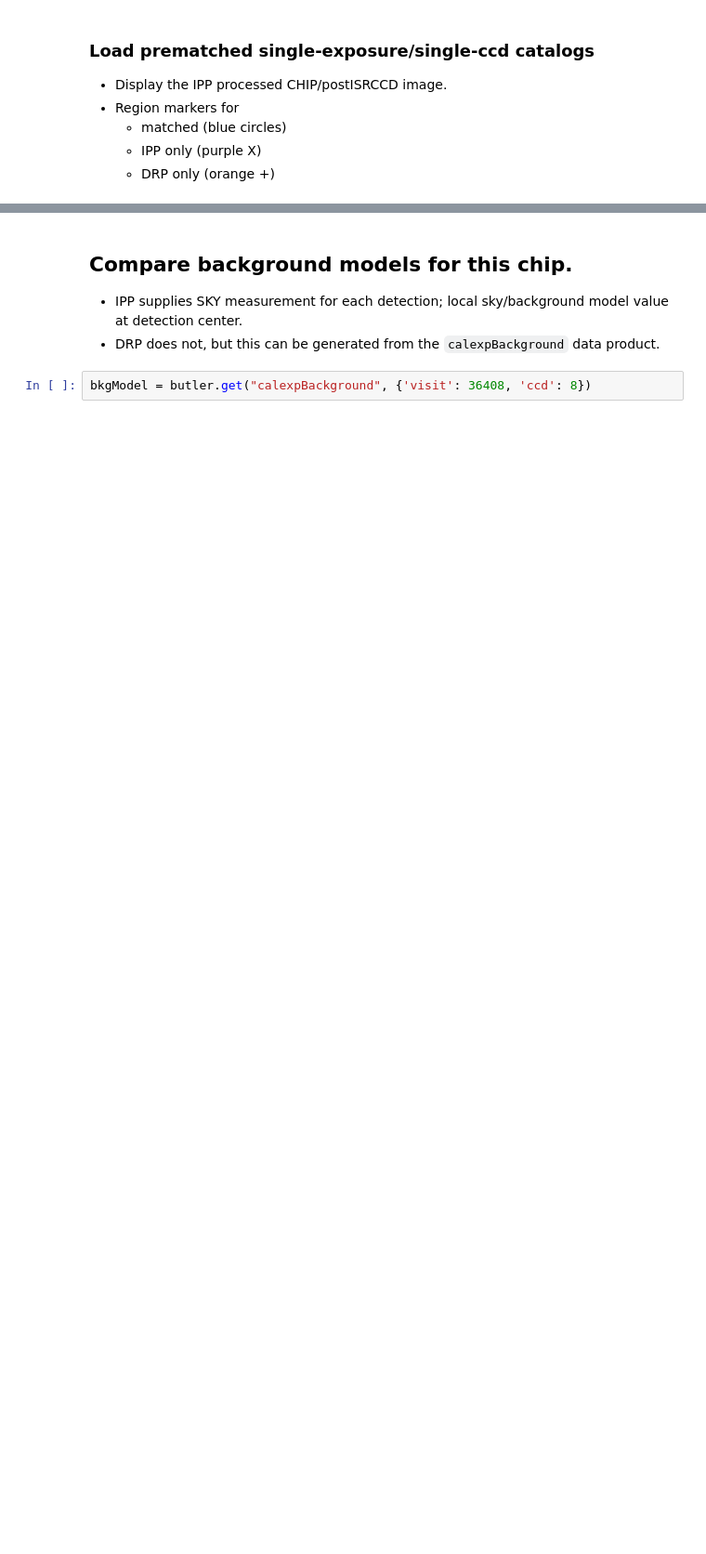
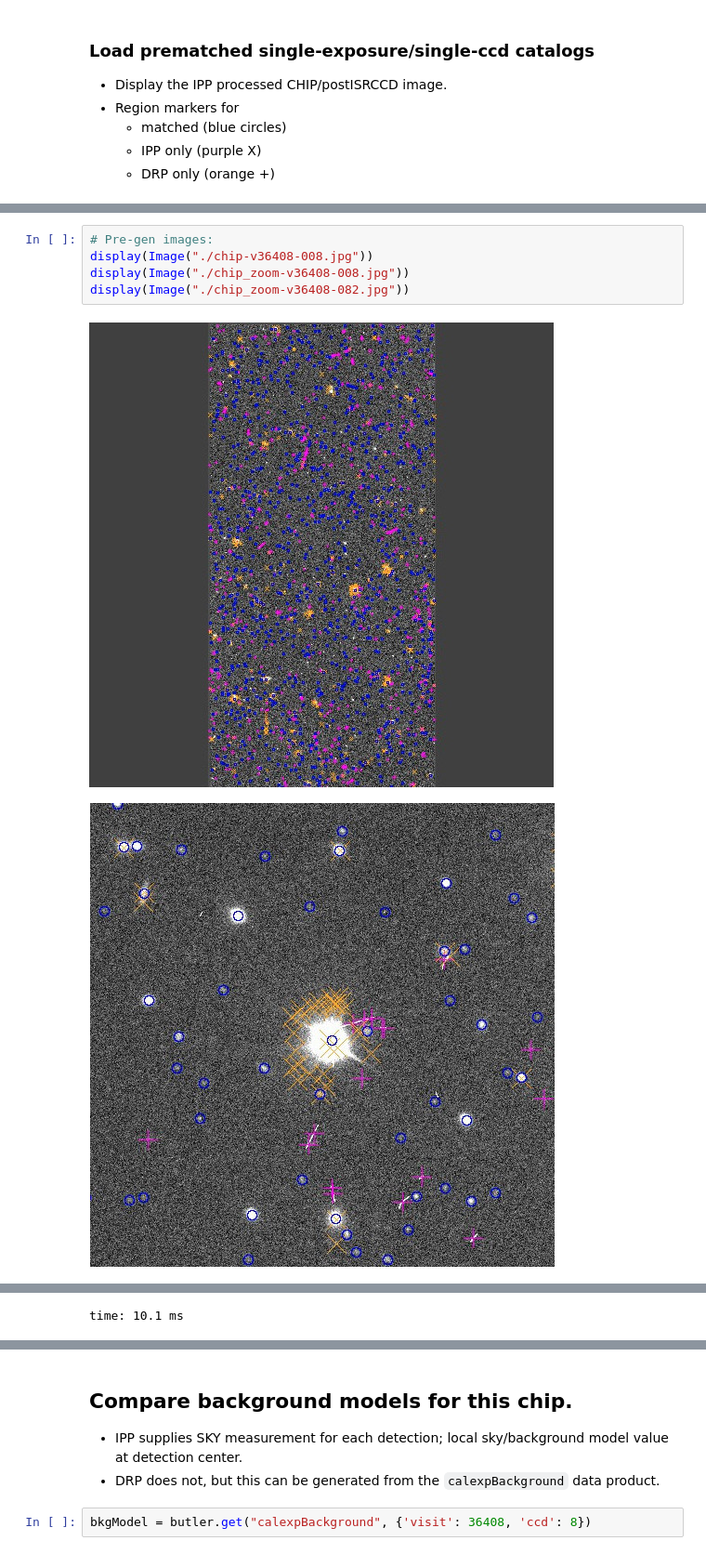
Before and after one commit to lsst-dm/drp-analysis-sprint-feb20, a Jupyter notebook: ipp_drp_rc2_comparison/IPP_DRP_comp20200224.ipynb, the cells around one changed output, grey strips where cells are left out. Shown at 93% size. Cells and saved outputs as stored; diff of their text form; blank space fills up the shorter version.

Commit message:
Pre-gen images for non-astrowidget environment.

```diff
--- a/ipp_drp_rc2_comparison/IPP_DRP_comp20200224.ipynb
+++ b/ipp_drp_rc2_comparison/IPP_DRP_comp20200224.ipynb
@@ -118,0 +119,8 @@ time: 933 ms
+# %%
+# Pre-gen images:
+display(Image("./chip-v36408-008.jpg"))
+display(Image("./chip_zoom-v36408-008.jpg"))
+display(Image("./chip_zoom-v36408-082.jpg"))
+# %% [output]
+[figure, added]
+[figure, added]
@@ -119,3 +128,4 @@ time: 933 ms
+time: 10.1 ms
 # %% [markdown]
 ## Quick False Positive Study:
  * Zoom in on the bright star at (RA, DEC) = (23:33:19, -01:00:56) with `middle-click`, `2`.
```
Also changed, not shown: parts of 38 cells of this notebook, 7 other files.
